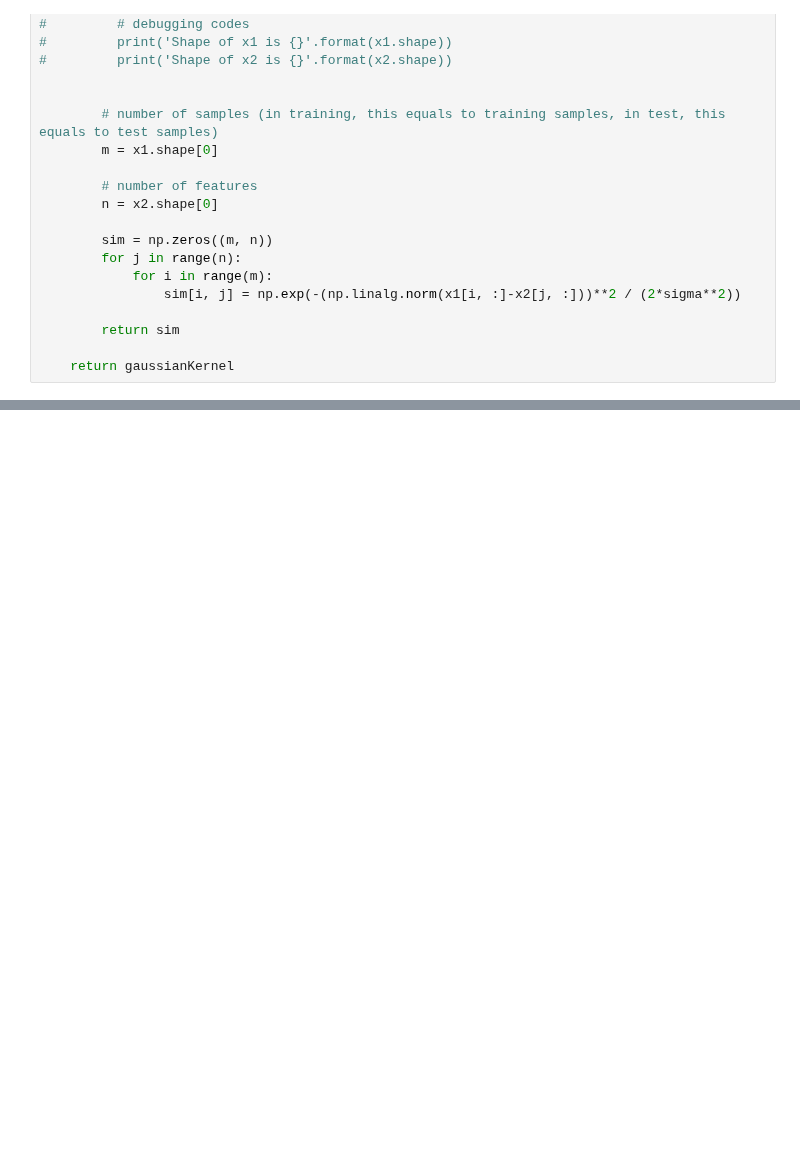
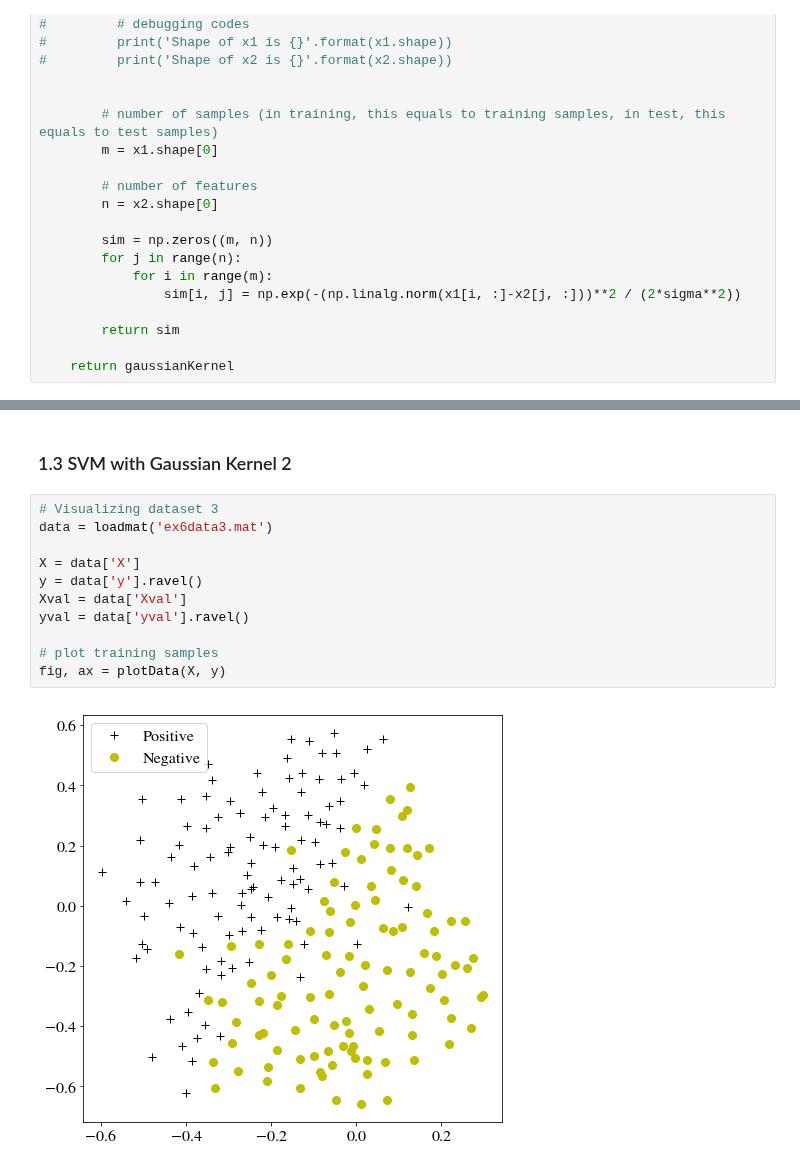
Before and after one commit to oeyh/NN, a Jupyter notebook: assignment6 SVM/assignment 6 SVM.ipynb, the cells around one changed output, grey strips where cells are left out. Drawn from its saved outputs; the diff is of its cells as text; blank space fills up the shorter version.

```diff
--- a/assignment6 SVM/assignment 6 SVM.ipynb
+++ b/assignment6 SVM/assignment 6 SVM.ipynb
@@ -201 +197,16 @@ Text(0.5,1,'Using Gaussian Kernel')
 [figure]
+# %% [markdown]
+### 1.3 SVM with Gaussian Kernel 2
+# %%
+# Visualizing dataset 3
+data = loadmat('ex6data3.mat')
+
+X = data['X']
+y = data['y'].ravel()
+Xval = data['Xval']
+yval = data['yval'].ravel()
+
+# plot training samples
+fig, ax = plotData(X, y)
+# %% [output]
+[figure, added]
```
Also changed, not shown: parts of 8 cells of this notebook.
